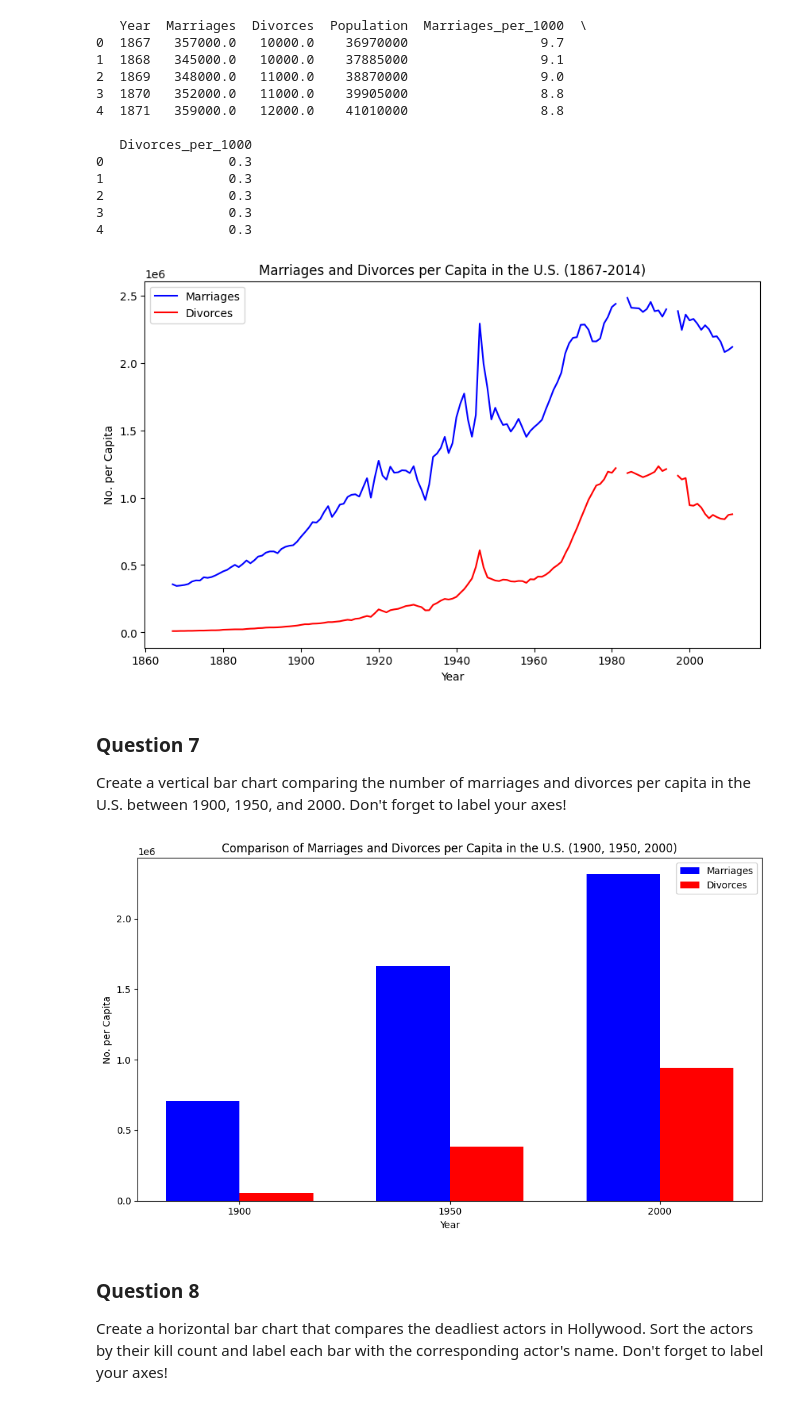
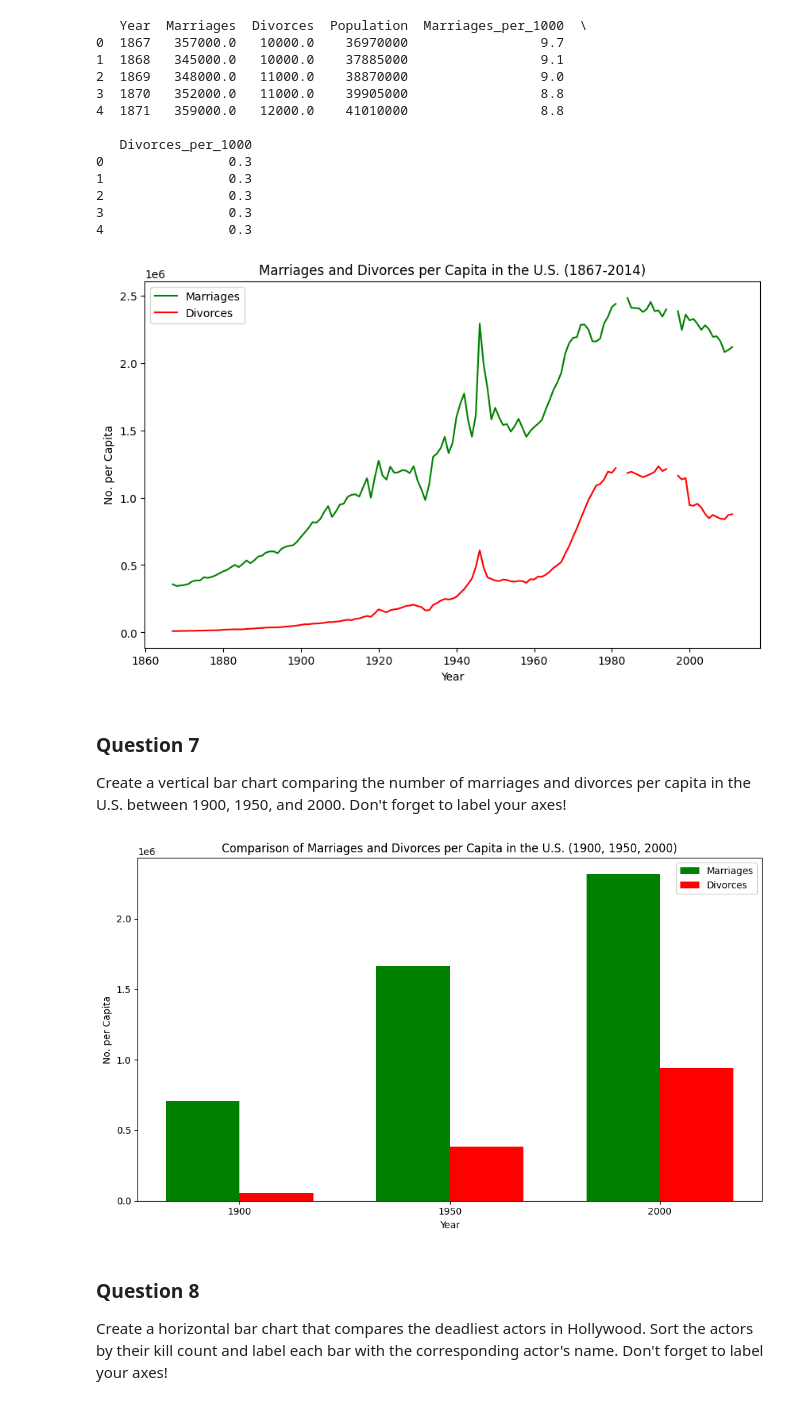
Before and after one commit to SimranKaur200551962/Simran.Kaur.BDAT1004PS3, a Jupyter notebook: Simran.Kaur.BDAT1004PS3.ipynb, the cells around one changed output. Cells and saved outputs as stored; diff of their text form; code cells hidden in the pictures.

```diff
--- a/Simran.Kaur.BDAT1004PS3.ipynb
+++ b/Simran.Kaur.BDAT1004PS3.ipynb
@@ -698,7 +698,7 @@ marriages = data["Marriages"]
 divorces = data["Divorces"]
 
 plt.figure(figsize=(10, 6))
-plt.plot(years, marriages, label="Marriages", color="blue")
+plt.plot(years, marriages, label="Marriages", color="green")
 plt.plot(years, divorces, label="Divorces", color="red")
 
 plt.xlabel("Year")
@@ -709,7 +709,7 @@ plt.legend()
 
 plt.show()
 # %% [output]
-[figure, old version]
+[figure, new version]
 # %% [markdown]
 ### Question 7
 Create a vertical bar chart comparing the number of marriages and divorces per
@@ -718,30 +718,30 @@ Don't forget to label your axes!
 # %%
 years_of_interest = [1900, 1950, 2000]
 filtered_data = data[data["Year"].isin(years_of_interest)]
 
 years = filtered_data["Year"]
 marriages = filtered_data["Marriages"]
 divorces = filtered_data["Divorces"]
 
 bar_width = 0.35
 index = range(len(years))
 
 plt.figure(figsize=(10, 6))
-plt.bar(index, marriages, bar_width, label="Marriages", color="blue")
+plt.bar(index, marriages, bar_width, label="Marriages", color="green")
 plt.bar([i + bar_width for i in index], divorces, bar_width, label="Divorces", color="red")
 
 plt.xlabel("Year")
 plt.ylabel("No. per Capita")
 plt.title("Comparison of Marriages and Divorces per Capita in the U.S. (1900, 1950, 2000)")
 
 plt.xticks([i + bar_width/2 for i in index], years)
 
 plt.legend()
 
 plt.tight_layout()
 plt.show()
 # %% [output]
-[figure, old version]
+[figure, new version]
 # %% [markdown]
 ### Question 8
 Create a horizontal bar chart that compares the deadliest actors in Hollywood. Sort
```
Also changed, not shown: parts of 5 cells of this notebook.
